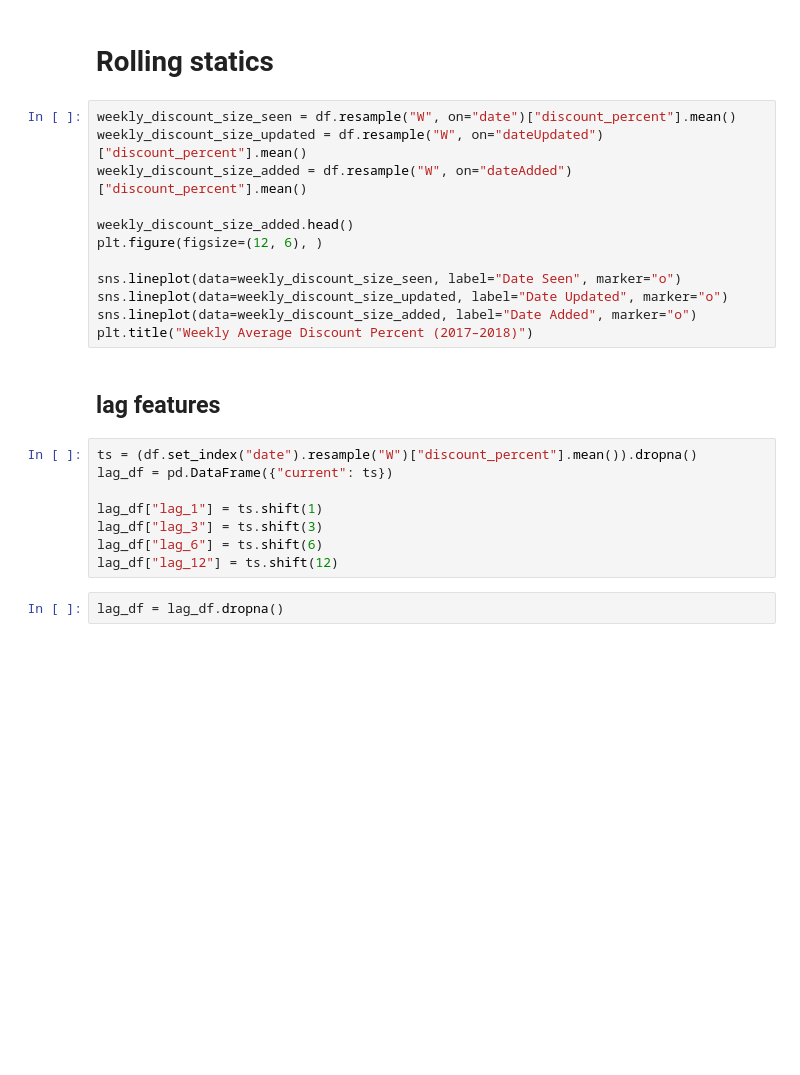
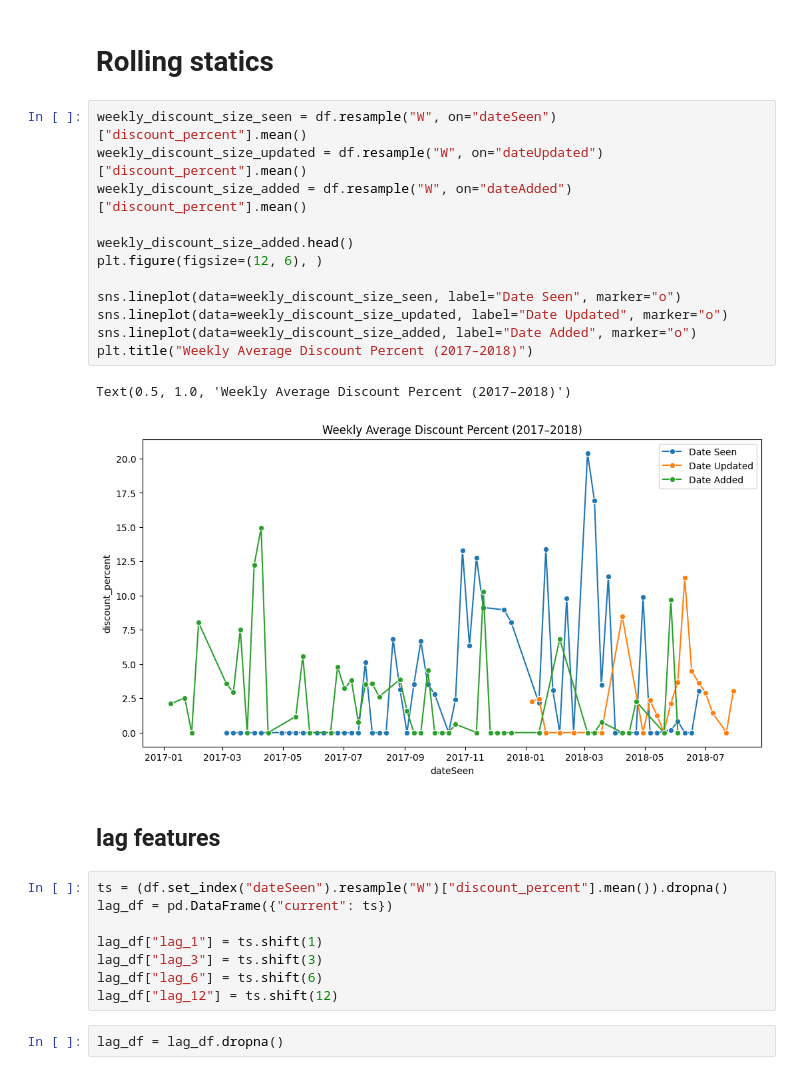
Before and after one commit to dealcatcher/jupyter-lab-models, a Jupyter notebook: sarima.ipynb, the cells around one changed output. Saved outputs shown, nothing was run; the diff lists cells and outputs as text; blank space fills up the shorter version.

```diff
--- a/sarima.ipynb
+++ b/sarima.ipynb
@@ -287,21 +292,24 @@ sns.heatmap(df_pivot_table, annot=True, cmap="coolwarm", linewidths=0.5)
 # %% [markdown]
 # Rolling statics
 # %%
-weekly_discount_size_seen = df.resample("W", on="date")["discount_percent"].mean()
+weekly_discount_size_seen = df.resample("W", on="dateSeen")["discount_percent"].mean()
 weekly_discount_size_updated = df.resample("W", on="dateUpdated")["discount_percent"].mean()
 weekly_discount_size_added = df.resample("W", on="dateAdded")["discount_percent"].mean()
 
 weekly_discount_size_added.head()
 plt.figure(figsize=(12, 6), )
 
 sns.lineplot(data=weekly_discount_size_seen, label="Date Seen", marker="o")
 sns.lineplot(data=weekly_discount_size_updated, label="Date Updated", marker="o")
 sns.lineplot(data=weekly_discount_size_added, label="Date Added", marker="o")
 plt.title("Weekly Average Discount Percent (2017–2018)")
+# %% [output]
+Text(0.5, 1.0, 'Weekly Average Discount Percent (2017–2018)')
+[figure, added]
 # %% [markdown]
 ## lag features
 # %%
-ts = (df.set_index("date").resample("W")["discount_percent"].mean()).dropna()
+ts = (df.set_index("dateSeen").resample("W")["discount_percent"].mean()).dropna()
 lag_df = pd.DataFrame({"current": ts})
 
 lag_df["lag_1"] = ts.shift(1)
```
Also changed, not shown: parts of 14 cells of this notebook.
